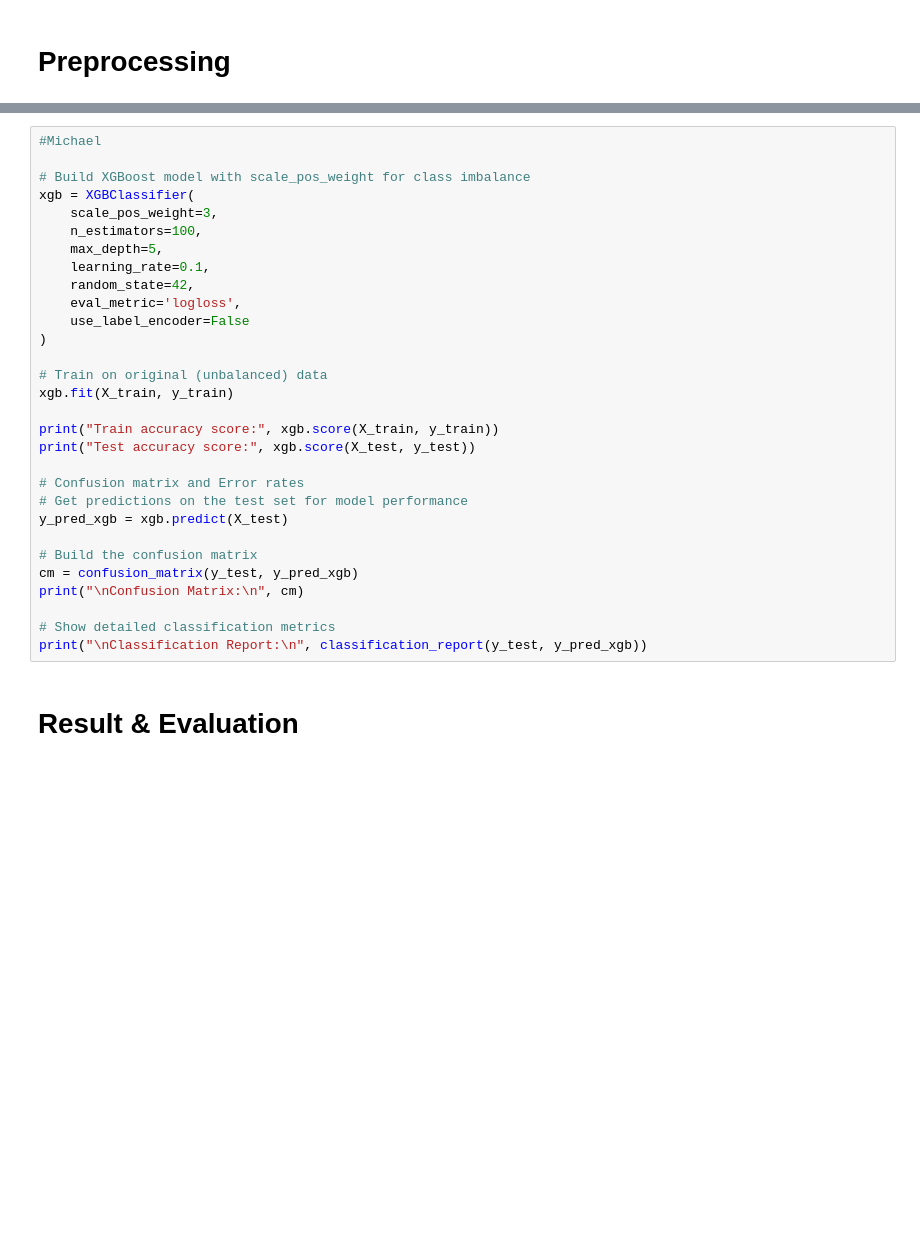
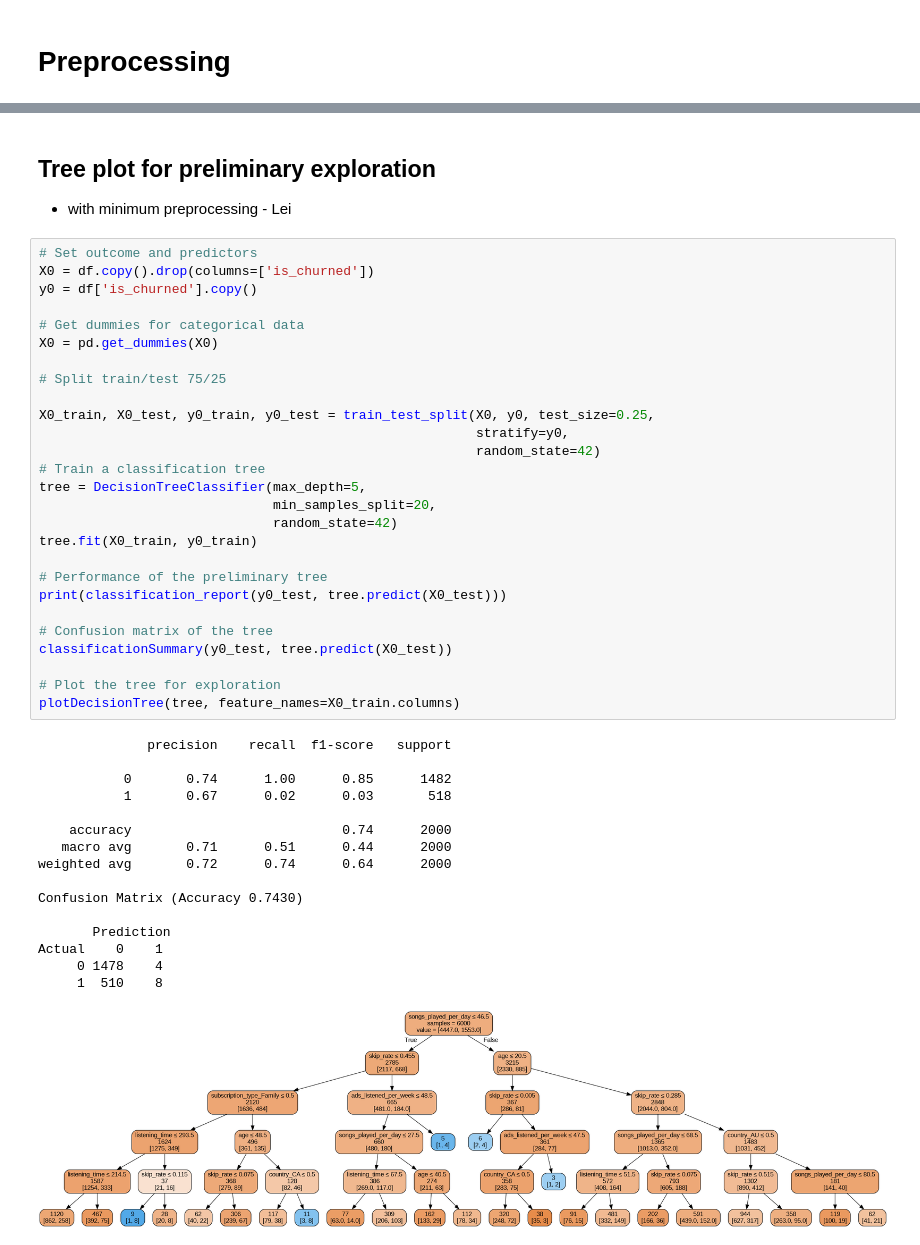
Before and after one commit to xuany823/ADS505_Final_Project, a Jupyter notebook: Spotify_Churn.ipynb, the cells around one changed output, grey strips where cells are left out. Drawn from its saved outputs; the diff is of its cells as text; blank space fills up the shorter version.

Commit message:
Updated preprocessing and final the results section

```diff
--- a/Spotify_Churn.ipynb
+++ b/Spotify_Churn.ipynb
@@ -736,32 +491,47 @@ print("\nClassification Report:\n", classification_report(y_test, y_pred_xgb))
-# %%
-#Michael
-
-# Build XGBoost model with scale_pos_weight for class imbalance
-xgb = XGBClassifier(
-    scale_pos_weight=3,
-    n_estimators=100,
-    max_depth=5,
-    learning_rate=0.1,
-    random_state=42,
-    eval_metric='logloss',
-    use_label_encoder=False
-)
-
-# Train on original (unbalanced) data
-xgb.fit(X_train, y_train)
-
-print("Train accuracy score:", xgb.score(X_train, y_train))
-print("Test accuracy score:", xgb.score(X_test, y_test))
-
-# Confusion matrix and Error rates
-# Get predictions on the test set for model performance
-y_pred_xgb = xgb.predict(X_test)
-
-# Build the confusion matrix
-cm = confusion_matrix(y_test, y_pred_xgb)
-print("\nConfusion Matrix:\n", cm)
-
-# Show detailed classification metrics
-print("\nClassification Report:\n", classification_report(y_test, y_pred_xgb))
-# %% [markdown]
-# Result & Evaluation
+# %% [markdown]
+## Tree plot for preliminary exploration
+- with minimum preprocessing - Lei
+# %%
+# Set outcome and predictors
+X0 = df.copy().drop(columns=['is_churned'])
+y0 = df['is_churned'].copy()
+
+# Get dummies for categorical data
+X0 = pd.get_dummies(X0)
+
+# Split train/test 75/25
+
+X0_train, X0_test, y0_train, y0_test = train_test_split(X0, y0, test_size=0.25,
+                                                        stratify=y0,
+                                                        random_state=42)
+# Train a classification tree
+tree = DecisionTreeClassifier(max_depth=5,
+                              min_samples_split=20,
+                              random_state=42)
+tree.fit(X0_train, y0_train)
+
+# Performance of the preliminary tree
+print(classification_report(y0_test, tree.predict(X0_test)))
+
+# Confusion matrix of the tree
+classificationSummary(y0_test, tree.predict(X0_test))
+
+# Plot the tree for exploration
+plotDecisionTree(tree, feature_names=X0_train.columns)
+# %% [output]
+              precision    recall  f1-score   support
+
+           0       0.74      1.00      0.85      1482
+           1       0.67      0.02      0.03       518
+
+    accuracy                           0.74      2000
+   macro avg       0.71      0.51      0.44      2000
+weighted avg       0.72      0.74      0.64      2000
+
+Confusion Matrix (Accuracy 0.7430)
+
+       Prediction
+Actual    0    1
+     0 1478    4
+     1  510    8
+[figure, added]
```
Also changed, not shown: parts of 63 cells of this notebook.
